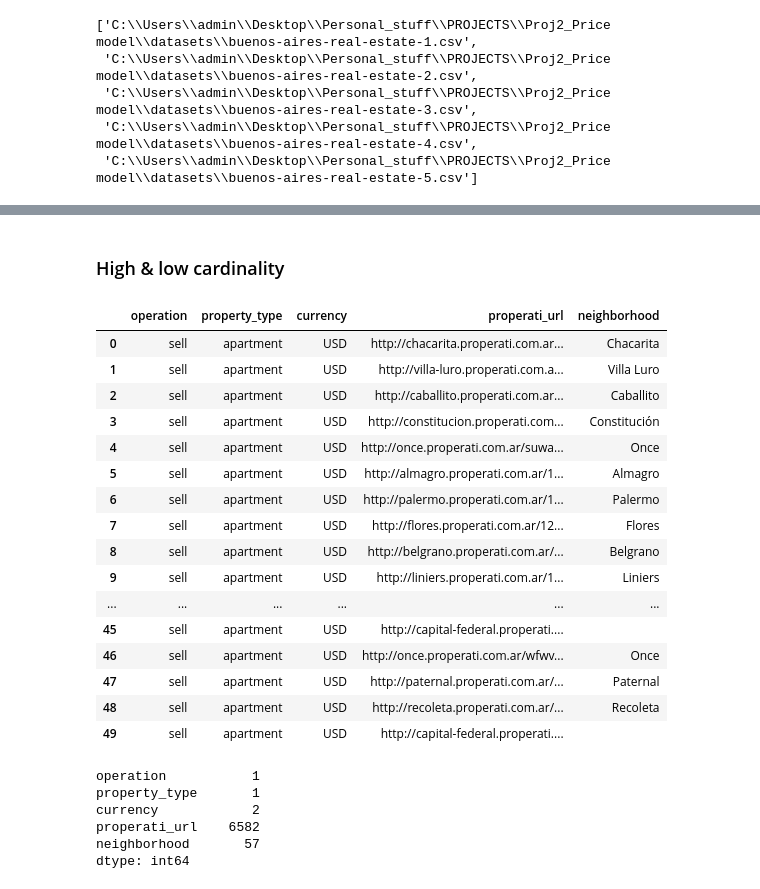
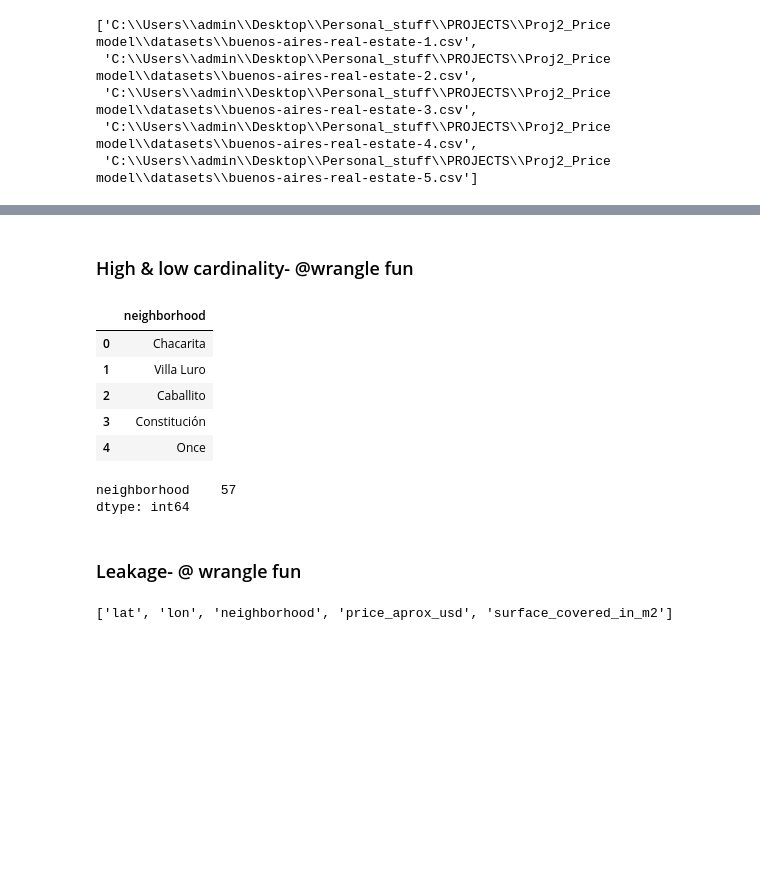
Before and after one commit to kamibrenda/BA_Apartment_LinReg, a Jupyter notebook: notebook/Predicting Price with Size, Location, and Neighborhood.ipynb, the cells around one changed output, grey strips where cells are left out. Drawn from its saved outputs; the diff is of its cells as text; code cells hidden in the pictures; blank space fills up the shorter version.

```diff
--- a/notebook/Predicting Price with Size, Location, and Neighborhood.ipynb
+++ b/notebook/Predicting Price with Size, Location, and Neighborhood.ipynb
@@ -52,7 +52,16 @@ def wrangle (filepath):
     #drop features with high  null counts
     df.drop(columns=["floor","expenses"], inplace = True)
 
-    #print('low = ', low, ';high = ', high)
+    #drop low and high cardinality- categorical values
+    df.drop(columns= ["operation","property_type","properati_url", "currency"], inplace = True )
+
+    #drop leaky columns
+    df.drop(columns=['price','price_aprox_local_currency','price_per_m2','price_usd_per_m2'], inplace= True)
+
+        #drop columns with multicorlinearlity
+    df.drop(columns=["rooms","surface_total_in_m2"], inplace=True)
+
+    print('low = ', low, ';high = ', high)
     print('df.shape = ', df.shape)
 
     return df
@@ -165,34 +139,26 @@ neighborhood                  0.000000
 dtype: float64
 # %% [markdown]
-### High & low cardinality
+### High & low cardinality- @wrangle fun
 # %%
 #View the datatype object
-df.select_dtypes("object").head(50)
+df.select_dtypes("object").head(5)
 # %% [output]
-|  | operation | property_type | currency | properati_url | neighborhood |
-| 0 | sell | apartment | USD | http://chacarita.properati.com.ar... | Chacarita |
-| 1 | sell | apartment | USD | http://villa-luro.properati.com.a... | Villa Luro |
-| 2 | sell | apartment | USD | http://caballito.properati.com.ar... | Caballito |
-| 3 | sell | apartment | USD | http://constitucion.properati.com... | Constitución |
-| 4 | sell | apartment | USD | http://once.properati.com.ar/suwa... | Once |
-| 5 | sell | apartment | USD | http://almagro.properati.com.ar/1... | Almagro |
-| 6 | sell | apartment | USD | http://palermo.properati.com.ar/1... | Palermo |
-| 7 | sell | apartment | USD | http://flores.properati.com.ar/12... | Flores |
-| 8 | sell | apartment | USD | http://belgrano.properati.com.ar/... | Belgrano |
-| 9 | sell | apartment | USD | http://liniers.properati.com.ar/1... | Liniers |
-| ... | ... | ... | ... | ... | ... |
-| 45 | sell | apartment | USD | http://capital-federal.properati.... |  |
-| 46 | sell | apartment | USD | http://once.properati.com.ar/wfwv... | Once |
-| 47 | sell | apartment | USD | http://paternal.properati.com.ar/... | Paternal |
-| 48 | sell | apartment | USD | http://recoleta.properati.com.ar/... | Recoleta |
-| 49 | sell | apartment | USD | http://capital-federal.properati.... |  |
+|  | neighborhood |
+| 0 | Chacarita |
+| 1 | Villa Luro |
+| 2 | Caballito |
+| 3 | Constitución |
+| 4 | Once |
-# %%
-#view the unique values within
-df.select_dtypes("object").nunique()
-# %% [output]
-operation           1
-property_type       1
-currency            2
-properati_url    6582
-neighborhood       57
-dtype: int64
+# %%
+#view the unique values within
+df.select_dtypes("object").nunique()
+# %% [output]
+neighborhood    57
+dtype: int64
+# %% [markdown]
+### Leakage- @ wrangle fun
+# %%
+#checking for leakage
+sorted(df.columns) #drop the unecessary cols to avoid leakage at the wrangle function
+# %% [output]
+['lat', 'lon', 'neighborhood', 'price_aprox_usd', 'surface_covered_in_m2']
```
Also changed, not shown: parts of 14 cells of this notebook.
